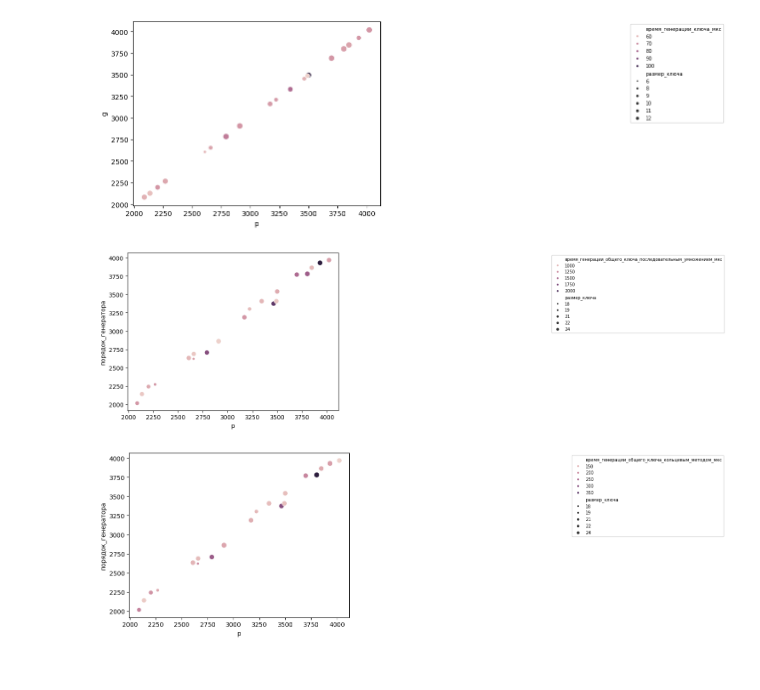
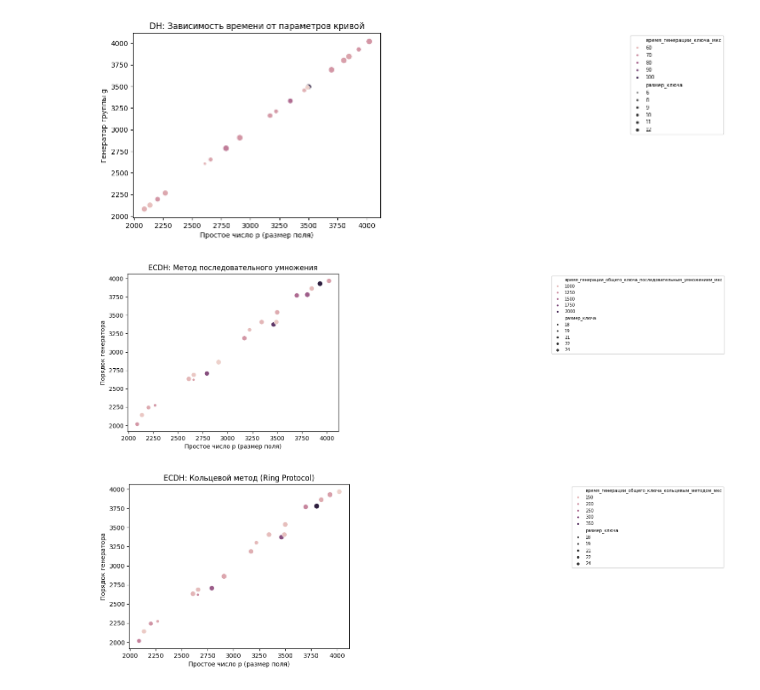
Before and after one commit to GeeZiX84/ECDH, a Jupyter notebook: analitycs.ipynb, the cells around one changed output. Cells and saved outputs as stored; diff of their text form; code cells hidden in the pictures.

```diff
--- a/analitycs.ipynb
+++ b/analitycs.ipynb
@@ -48,77 +135,101 @@ df2
 # %%
+# ============================================================================
+# ГРАФИК 1: Диаграмма рассеивания для подмножества ECDH данных
+# ============================================================================
+# Берём строки с индексами 40-60 из таблицы ECDH
 pl = df.loc[40:60]
-#sns.scatterplot(data=pl, x=pl.p, y=pl.g, hue=pl["время_генерации_ключа_мкс"], size=pl["общее_время_мс"])
+
+# Создаём диаграмму рассеивания:
+#   - X ось: параметр p (размер поля)
+#   - Y ось: параметр g (генератор)
+#   - Цвет точек: время генерации ключа (чем теплее цвет, тем дольше)
+#   - Размер точек: размер ключа (больше размер = больше точка)
 
 sns.scatterplot(
     data=pl,
     x=pl["p"],
     y=pl["g"],
-    hue=pl["время_генерации_ключа_мкс"],
-    size=pl["размер_ключа"],
+    hue=pl["время_генерации_ключа_мкс"],  # цвет зависит от времени
+    size=pl["размер_ключа"],              # размер зависит от размера ключа
 )
 
-# перемещаем легенду вправо за пределы графика
+# перемещаем легенду вправо за пределы графика для лучшей видимости
 plt.legend(
     bbox_to_anchor=(2, 1),
     loc='upper left',
     fontsize=7,         # размер текста легенды
-    title_fontsize=7,   # размер заголовка
+    title_fontsize=7,   # размер заголовка легенды
     markerscale=0.6     # масштаб точек в легенде
 )
+plt.xlabel('Простое число p (размер поля)')
+plt.ylabel('Генератор группы g')
+plt.title('DH: Зависимость времени от параметров кривой')
 plt.tight_layout()
 plt.show()
 # %% [output]
-[figure, old version]
+[figure, new version]
 # %%
+# ============================================================================
+# ГРАФИК 2: Диаграмма рассеивания для ECDH (последовательный метод)
+# ============================================================================
+# Берём строки с индексами 40-60 из таблицы ECDH
 p = df2.loc[40:60]
-#sns.scatterplot(data=p, x=p.p, y=p["порядок_генератора"], hue=p["время_генерации_общего_ключа_последовательным_умножением_мкс"], size=p["размер_ключа"])
 
-
-
+# Создаём диаграмму рассеивания:
+#   - X ось: параметр p (размер поля)
+#   - Y ось: порядок генератора (количество точек, порождаемых генератором)
+#   - Цвет: время генерации ключа методом последовательного умножения
+#   - Размер: размер ключа
 
 sns.scatterplot(
-    data=df,
+    data=p,
     x=p["p"],
     y=p["порядок_генератора"],
     hue=p["время_генерации_общего_ключа_последовательным_умножением_мкс"],
     size=p["размер_ключа"],
 )
 
-# перемещаем легенду вправо за пределы графика
 plt.legend(
     bbox_to_anchor=(2, 1),
     loc='upper left',
-    fontsize=7,         # размер текста легенды
-    title_fontsize=7,   # размер заголовка
-    markerscale=0.6     # масштаб точек в легенде
+    fontsize=7,
+    title_fontsize=7,
+    markerscale=0.6
 )
+plt.xlabel('Простое число p (размер поля)')
+plt.ylabel('Порядок генератора')
+plt.title('ECDH: Метод последовательного умножения')
 plt.tight_layout()
 plt.show()
 # %% [output]
-[figure, old version]
+[figure, new version]
 # %%
+# ============================================================================
+# ГРАФИК 3: Диаграмма рассеивания для ECDH (кольцевой метод)
+# ============================================================================
+# Аналогично графику 2, но для кольцевого метода
 p = df2.loc[40:60]
 
-#sns.scatterplot(data=p, x=p.p, y=p["порядок_генератора"], hue=p["время_генерации_общего_ключа_кольцевым_методом_мкс"], size=p["размер_ключа"])
-
 sns.scatterplot(
-    data=df,
+    data=p,
     x=p["p"],
     y=p["порядок_генератора"],
     hue=p["время_генерации_общего_ключа_кольцевым_методом_мкс"],
     size=p["размер_ключа"],
 )
 
-# перемещаем легенду вправо за пределы графика
 plt.legend(
     bbox_to_anchor=(2, 1),
     loc='upper left',
-    fontsize=7,         # размер текста легенды
-    title_fontsize=7,   # размер заголовка
-    markerscale=0.6     # масштаб точек в легенде
+    fontsize=7,
+    title_fontsize=7,
+    markerscale=0.6
 )
+plt.xlabel('Простое число p (размер поля)')
+plt.ylabel('Порядок генератора')
+plt.title('ECDH: Кольцевой метод (Ring Protocol)')
 plt.tight_layout()
 plt.show()
 # %% [output]
-[figure, old version]
+[figure, new version]
 # %%
```
Also changed, not shown: parts of 12 cells of this notebook, 2 other files.
